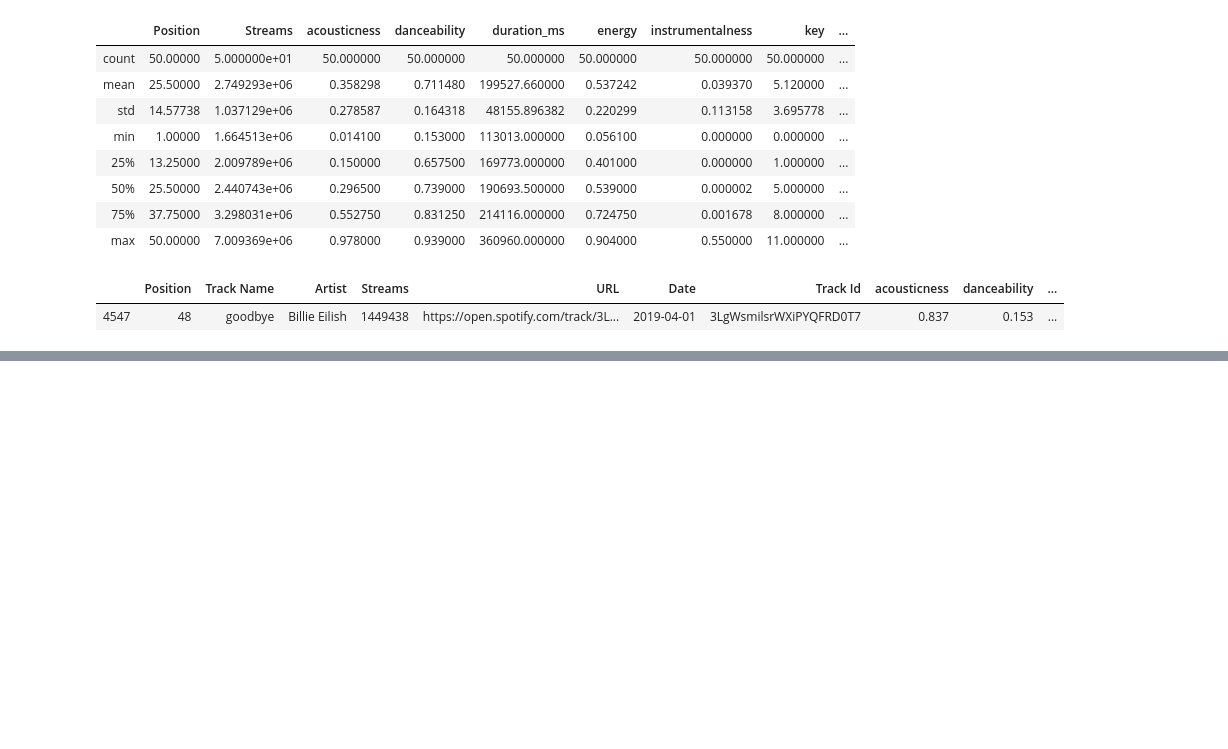
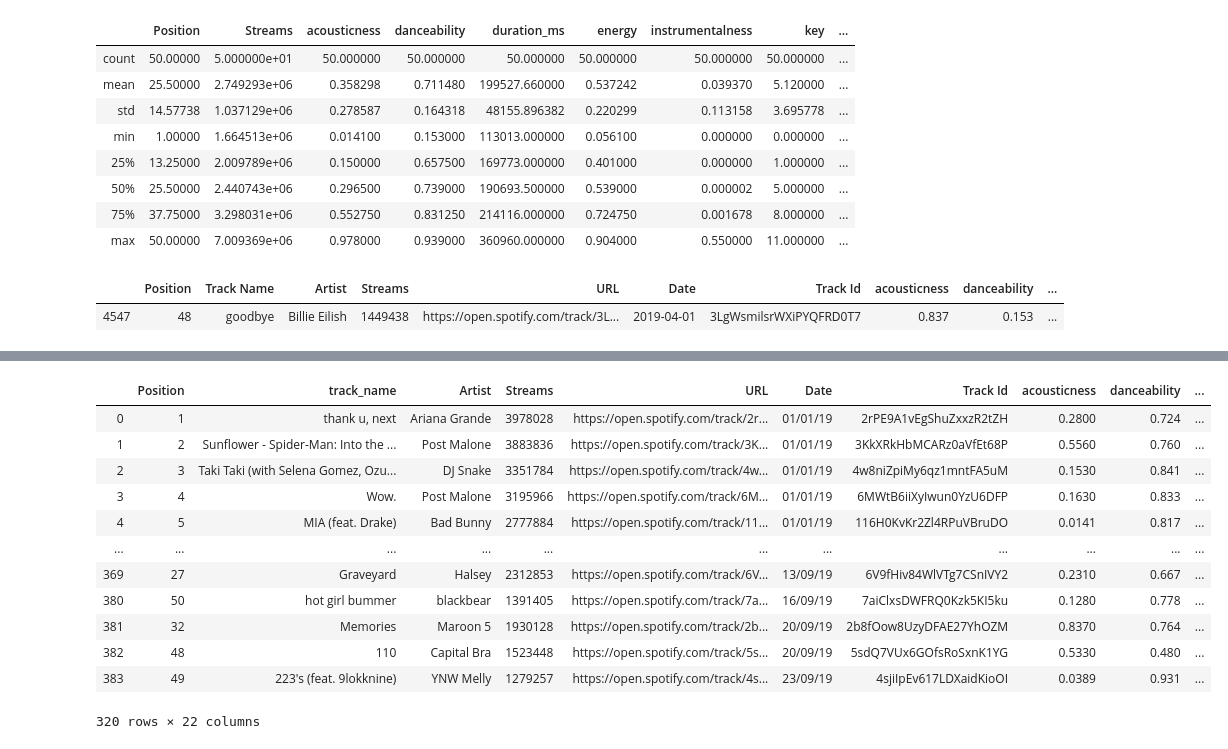
Before and after one commit to Manolomon/mx-spotify-trends, a Jupyter notebook: study.ipynb, the cells around one changed output, grey strips where cells are left out. Cells and saved outputs as stored; diff of their text form; code cells hidden in the pictures; blank space fills up the shorter version.

```diff
--- a/study.ipynb
+++ b/study.ipynb
@@ -209,0 +263,19 @@ Loading BokehJS ...
+# %%
+global_emotion = pd.read_csv('./sources/daily-2019-global-unique-emotion.csv', parse_dates=['Date'], date_parser=dateparse)
+global_emotion=global_emotion.rename(columns = {'Track Name':'track_name'})
+global_emotion = gloabl_emotion.drop_duplicates('track_name')
+gloabl_emotion
+# %% [output]
+|  | Position | track_name | Artist | Streams | URL | Date | Track Id | acousticness | danceability | ... |
+| 0 | 1 | thank u, next | Ariana Grande | 3978028 | https://open.spotify.com/track/2r... | 01/01/19 | 2rPE9A1vEgShuZxxzR2tZH | 0.2800 | 0.724 | ... |
+| 1 | 2 | Sunflower - Spider-Man: Into the ... | Post Malone | 3883836 | https://open.spotify.com/track/3K... | 01/01/19 | 3KkXRkHbMCARz0aVfEt68P | 0.5560 | 0.760 | ... |
+| 2 | 3 | Taki Taki (with Selena Gomez, Ozu... | DJ Snake | 3351784 | https://open.spotify.com/track/4w... | 01/01/19 | 4w8niZpiMy6qz1mntFA5uM | 0.1530 | 0.841 | ... |
+| 3 | 4 | Wow. | Post Malone | 3195966 | https://open.spotify.com/track/6M... | 01/01/19 | 6MWtB6iiXyIwun0YzU6DFP | 0.1630 | 0.833 | ... |
+| 4 | 5 | MIA (feat. Drake) | Bad Bunny | 2777884 | https://open.spotify.com/track/11... | 01/01/19 | 116H0KvKr2Zl4RPuVBruDO | 0.0141 | 0.817 | ... |
+| ... | ... | ... | ... | ... | ... | ... | ... | ... | ... | ... |
+| 369 | 27 | Graveyard | Halsey | 2312853 | https://open.spotify.com/track/6V... | 13/09/19 | 6V9fHiv84WlVTg7CSnIVY2 | 0.2310 | 0.667 | ... |
+| 380 | 50 | hot girl bummer | blackbear | 1391405 | https://open.spotify.com/track/7a... | 16/09/19 | 7aiClxsDWFRQ0Kzk5KI5ku | 0.1280 | 0.778 | ... |
+| 381 | 32 | Memories | Maroon 5 | 1930128 | https://open.spotify.com/track/2b... | 20/09/19 | 2b8fOow8UzyDFAE27YhOZM | 0.8370 | 0.764 | ... |
+| 382 | 48 | 110 | Capital Bra | 1523448 | https://open.spotify.com/track/5s... | 20/09/19 | 5sdQ7VUx6GOfsRoSxnK1YG | 0.5330 | 0.480 | ... |
+| 383 | 49 | 223's (feat. 9lokknine) | YNW Melly | 1279257 | https://open.spotify.com/track/4s... | 23/09/19 | 4sjiIpEv617LDXaidKioOI | 0.0389 | 0.931 | ... |
+320 rows × 22 columns
```
Also changed, not shown: parts of 13 cells of this notebook, 7 other files.
